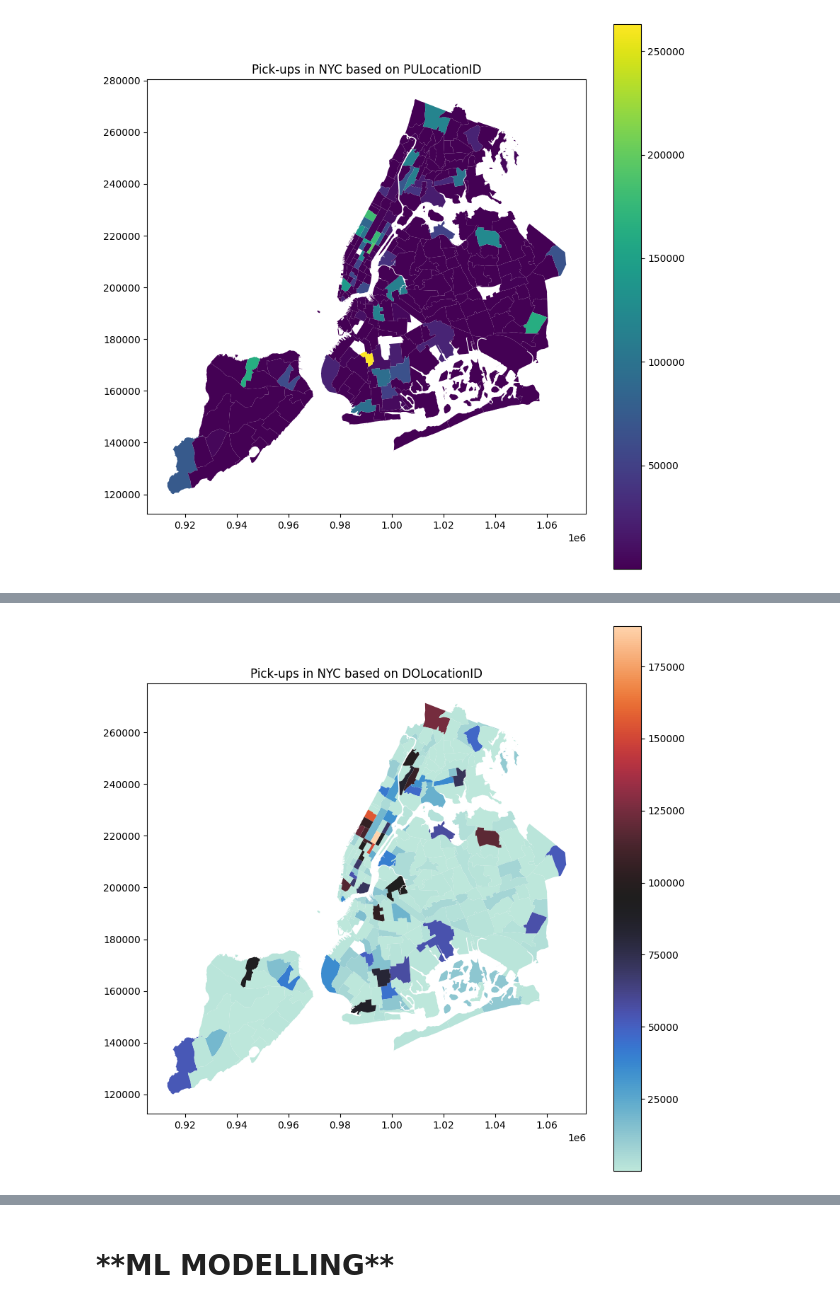
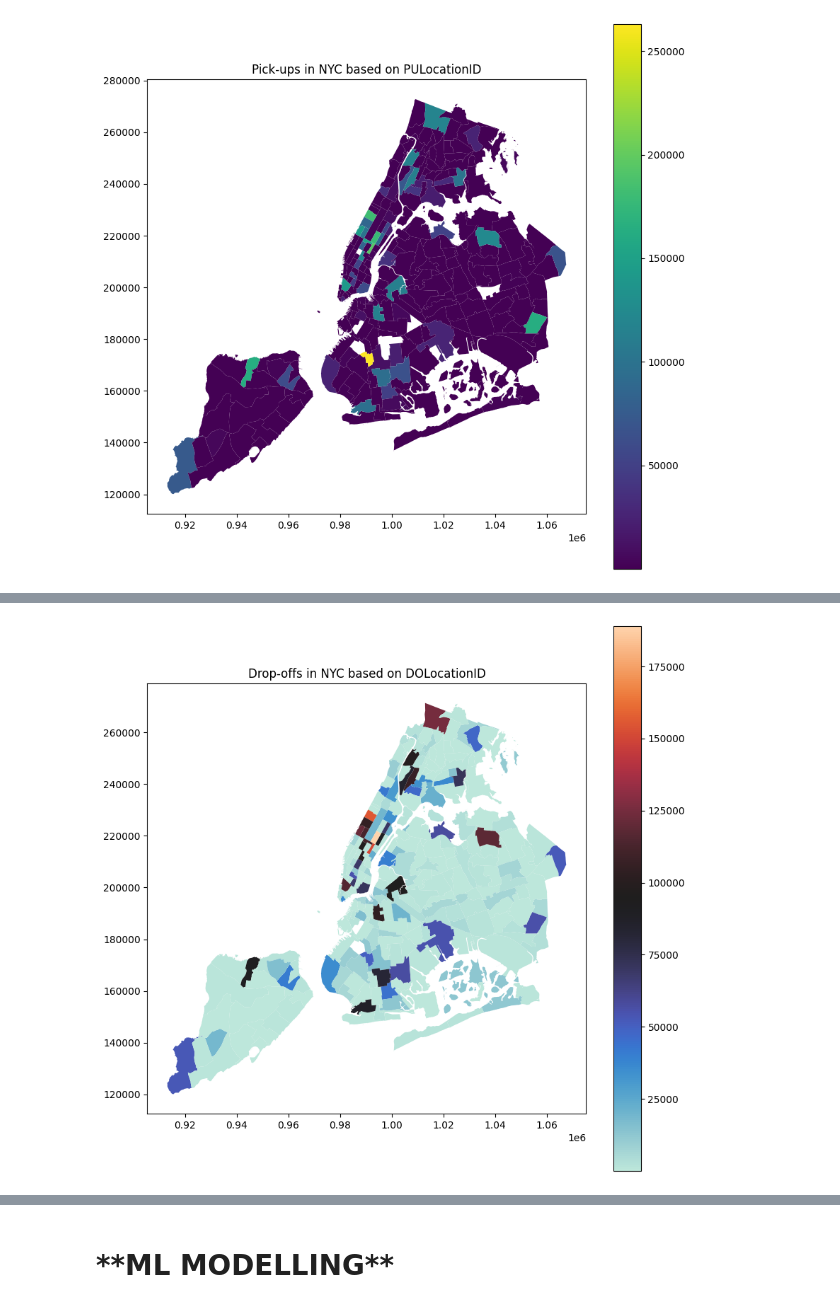
Before and after one commit to NavyaKiran/NYCTaxiFarePrediciton, a Jupyter notebook: NYC_Taxi_Fare_Prediction.ipynb, the cells around one changed output, grey strips where cells are left out. Saved outputs shown, nothing was run; the diff lists cells and outputs as text; code cells hidden in the pictures.

```diff
--- a/NYC_Taxi_Fare_Prediction.ipynb
+++ b/NYC_Taxi_Fare_Prediction.ipynb
@@ -508,16 +594,16 @@ plt.show()
 # %%
 dropoff_counts = data.groupBy("DOLocationID").agg(fn.count("*").alias("count")).toPandas()
 taxi_zones = gpd.read_file("/content/taxi_zones.shp")
 taxi_zones['LocationID'] = taxi_zones.index
 merged_data = taxi_zones.merge(dropoff_counts, left_on="LocationID", right_on = 'DOLocationID')
 
 fig, ax = plt.subplots(figsize=(10, 10))
 merged_data.plot(column="count", cmap="icefire", ax=ax, legend = True)
-ax.set_title("Pick-ups in NYC based on DOLocationID")
+ax.set_title("Drop-offs in NYC based on DOLocationID")
 
 texts = [f"LocationID: {loc_id}" for loc_id in merged_data["LocationID"]]
 #mplcursors.cursor(hover=True).connect("add", lambda sel: sel.annotation.set_text(texts[sel.target.index]))
 
 plt.show()
 # %% [output]
-[figure, old version]
+[figure, new version]
```
Also changed, not shown: parts of 36 cells of this notebook.
